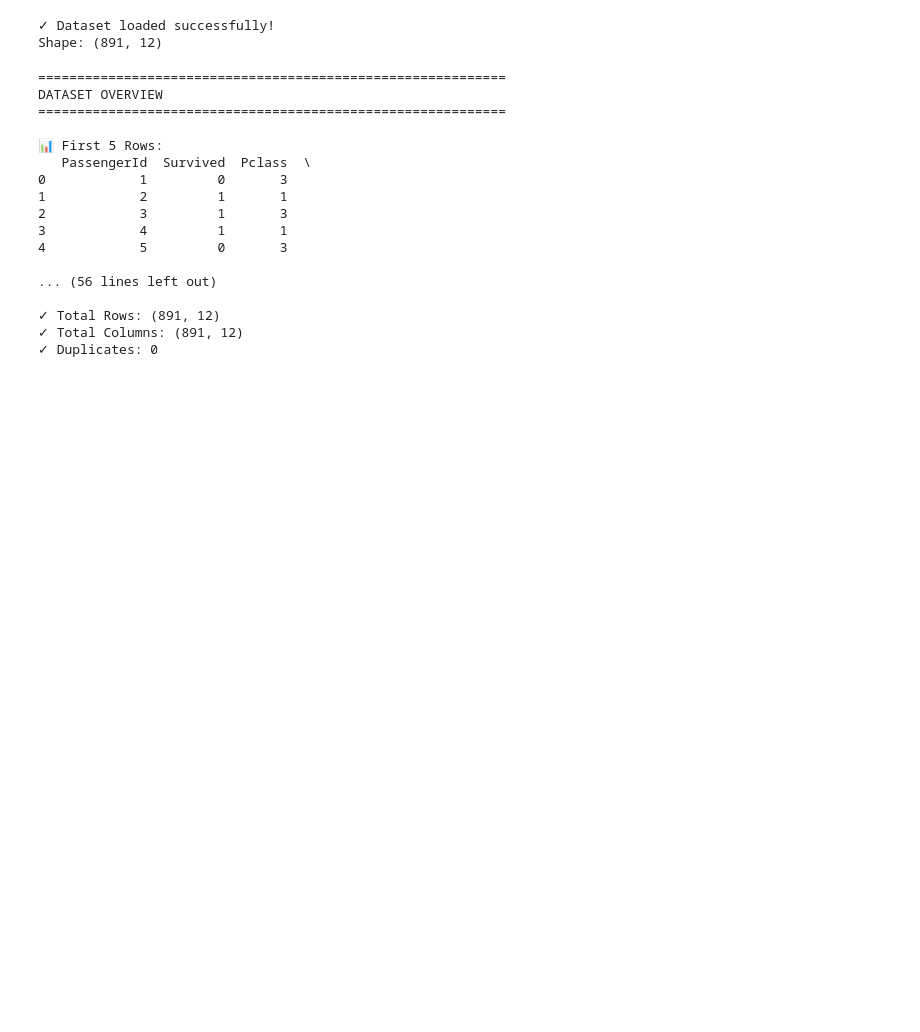
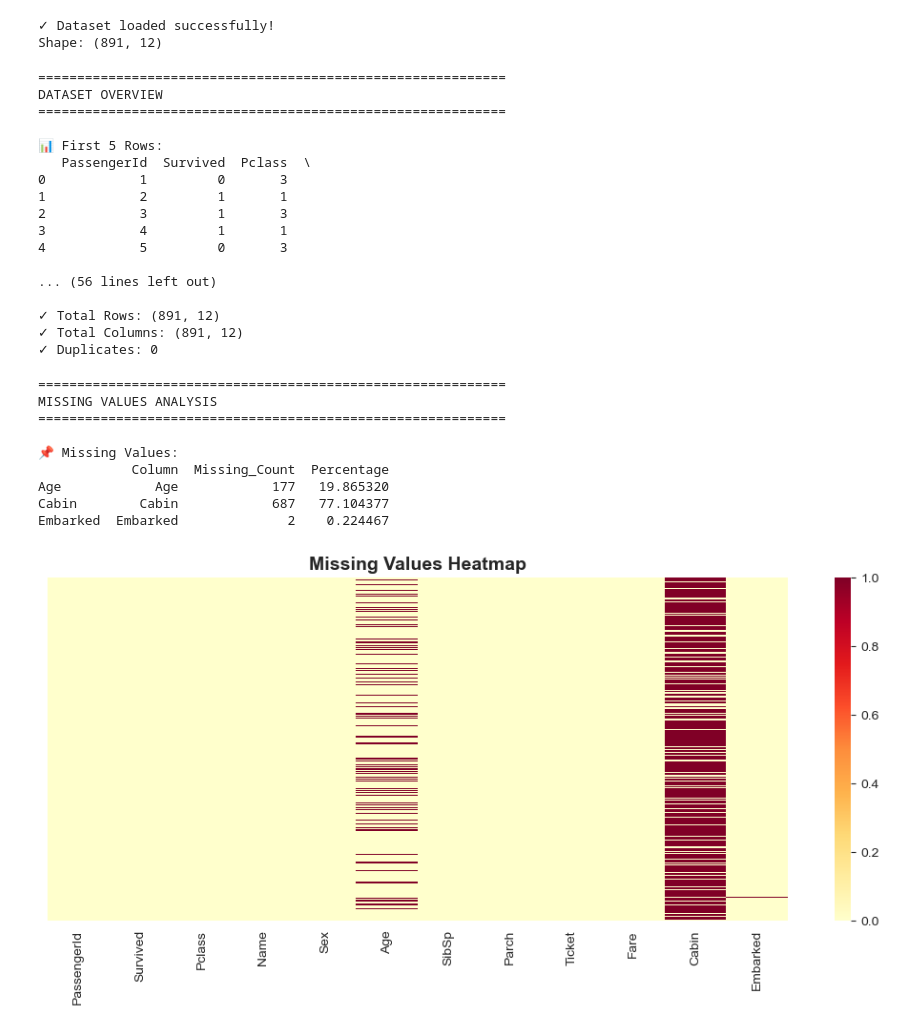
Before and after one commit to Danish925/titanic-eda-analysis, a Jupyter notebook: titanic-eda-analysis/data/new.ipynb, the cells around one changed output. Cells and saved outputs as stored; diff of their text form; code cells hidden in the pictures; blank space fills up the shorter version.

```diff
--- a/titanic-eda-analysis/data/new.ipynb
+++ b/titanic-eda-analysis/data/new.ipynb
@@ -64,3 +64,41 @@ DATASET OVERVIEW
 ✓ Total Rows: (891, 12)
 ✓ Total Columns: (891, 12)
 ✓ Duplicates: 0
+# %%
+# ============================================
+#            Check Missing Values
+# ============================================
+print("\n" + "=" * 60)
+print("MISSING VALUES ANALYSIS")
+print("=" * 60)
+
+# Calculate missing values
+missing_values = titanic.isnull().sum()
+missing_percent = (missing_values / len(titanic)) * 100
+
+missing_df = pd.DataFrame({
+    'Column': titanic.columns,
+    'Missing_Count': missing_values,
+    'Percentage': missing_percent
+})
+
+print("\n📌 Missing Values:")
+print(missing_df[missing_df['Missing_Count'] > 0])
+
+# Visualize missing values
+plt.figure(figsize=(10, 5))
+sns.heatmap(titanic.isnull(), cbar=True, cmap='YlOrRd', yticklabels=False)
+plt.title('Missing Values Heatmap', fontsize=14, fontweight='bold')
+plt.tight_layout()
+plt.show()
+# %% [output]
+============================================================
+MISSING VALUES ANALYSIS
+============================================================
+
+📌 Missing Values:
+            Column  Missing_Count  Percentage
+Age            Age            177   19.865320
+Cabin        Cabin            687   77.104377
+Embarked  Embarked              2    0.224467
+[figure, added]
```
Also changed, not shown: parts of 1 cell of this notebook.
